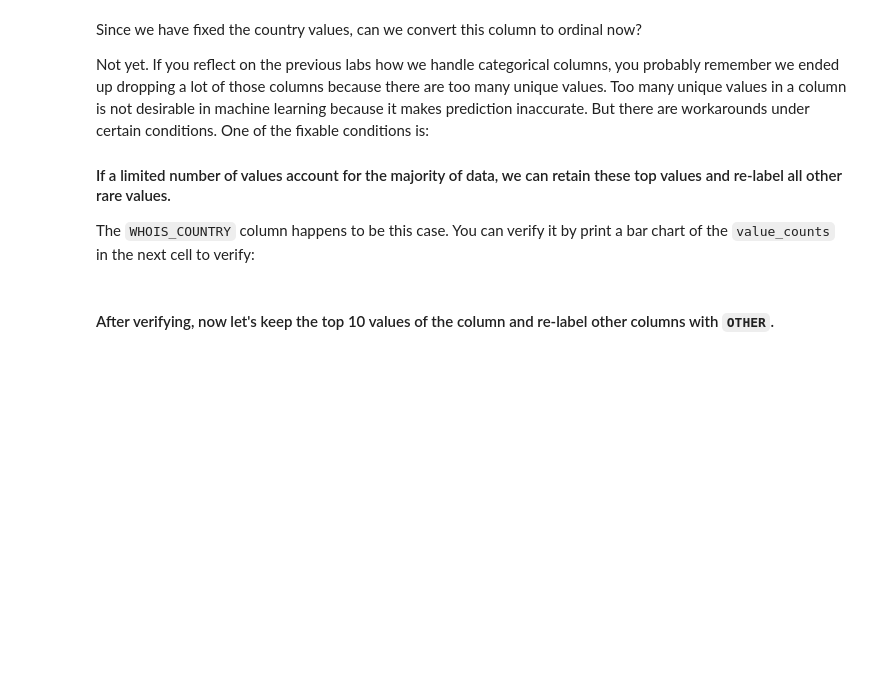
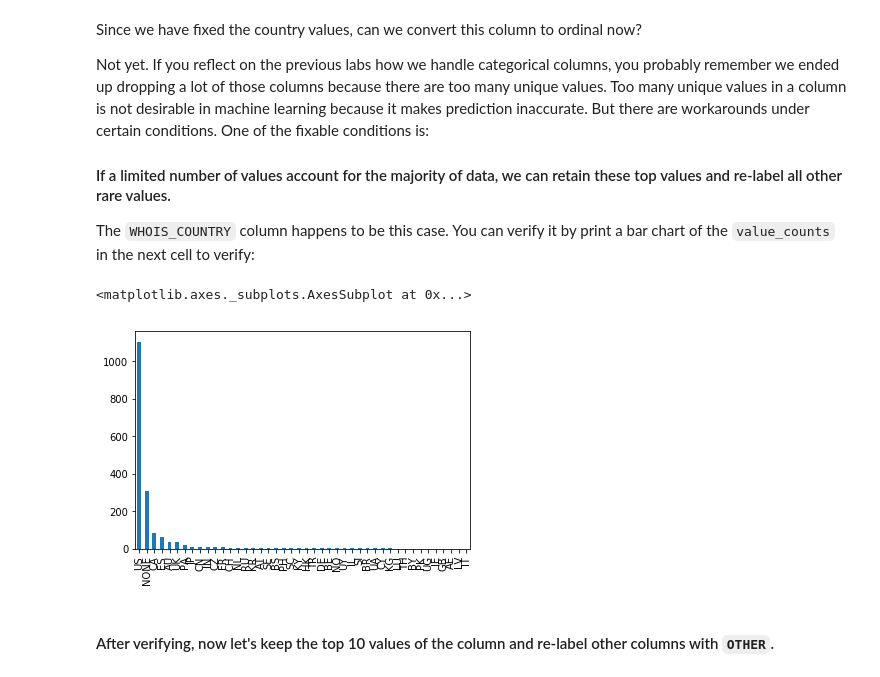
Before and after one commit to ta-datapt-bcn/lab-supervised-learning, a Jupyter notebook: your-code/main.ipynb, the cells around one changed output. Saved outputs shown, nothing was run; the diff lists cells and outputs as text; code cells hidden in the pictures; blank space fills up the shorter version.

```diff
--- a/your-code/main.ipynb
+++ b/your-code/main.ipynb
@@ -88,3 +173,6 @@ If you remember in the previous labs, we drop a column if the column contains a
 If all cleaned, proceed. Otherwise, go back and do more cleaning.
 # %%
 # Examine missing values in each column
+websites = websites.interpolate(inplace=False)
+websites = websites.dropna(how='any',axis=0)
+websites.isna().sum()
@@ -115,0 +220,13 @@ How to handle string columns is always case by case. Let's start by working on `
+# %%
+# Your code here
+websites.WHOIS_COUNTRY.unique()
+
+dic = {'GB':'UK','United Kingdom':'GB','Cyprus':'CY'}
+
+for c in dic.keys():
+    websites.WHOIS_COUNTRY = np.where(
+        websites.WHOIS_COUNTRY.str.contains(c.upper()),
+        dic[c], websites.WHOIS_COUNTRY.str.upper()
+    )
+
+websites.WHOIS_COUNTRY.unique()
@@ -123,5 +246,10 @@ Not yet. If you reflect on the previous labs how we handle categorical columns,
 The `WHOIS_COUNTRY` column happens to be this case. You can verify it by print a bar chart of the `value_counts` in the next cell to verify:
 # %%
 # Your code here
+fig, ax = plt.subplots()
+websites.WHOIS_COUNTRY.value_counts().plot.bar()
+# %% [output]
+<matplotlib.axes._subplots.AxesSubplot at 0x...>
+[figure, added]
 # %% [markdown]
 #### After verifying, now let's keep the top 10 values of the column and re-label other columns with `OTHER`.
```
Also changed, not shown: parts of 19 cells of this notebook.
